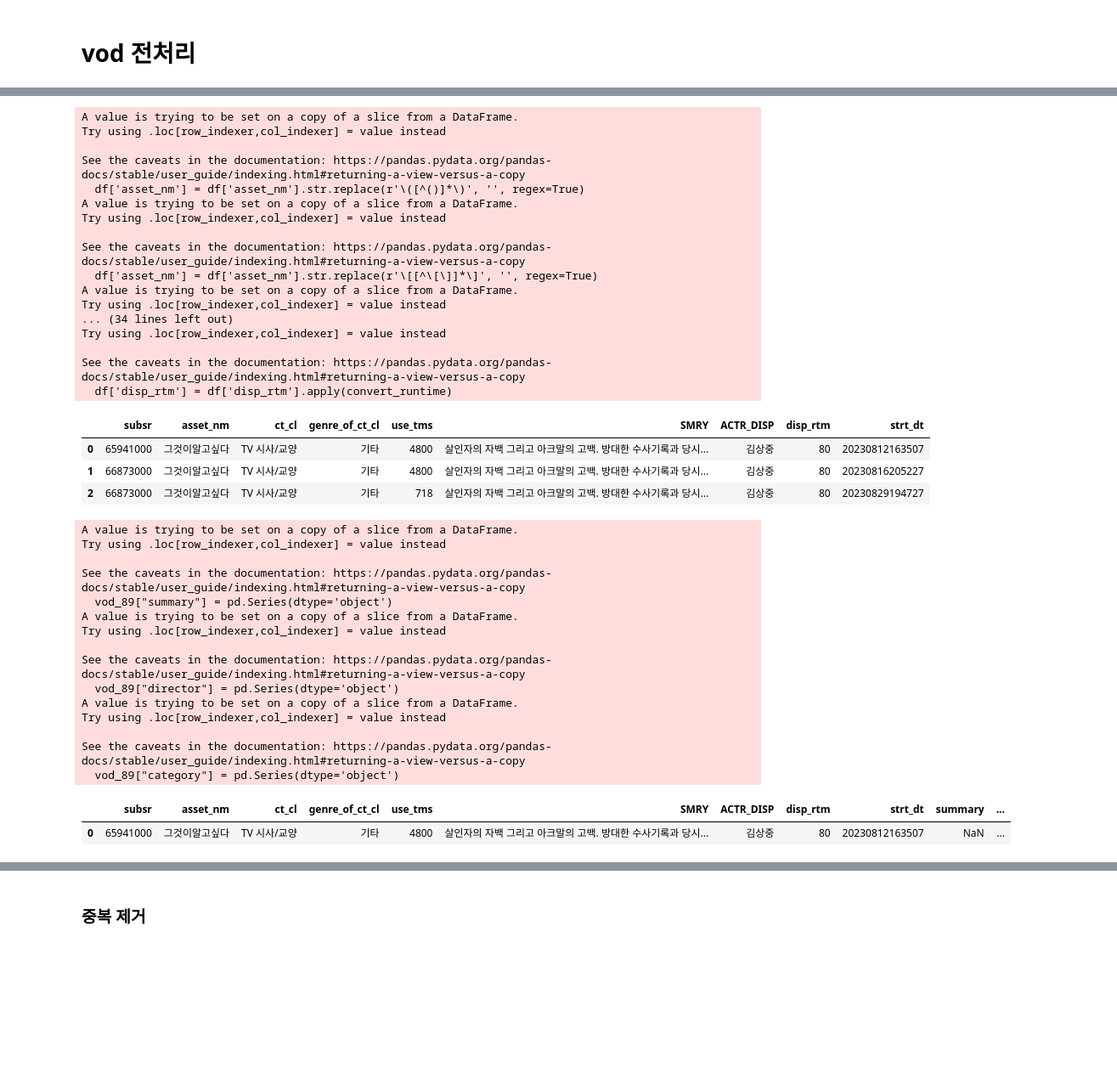
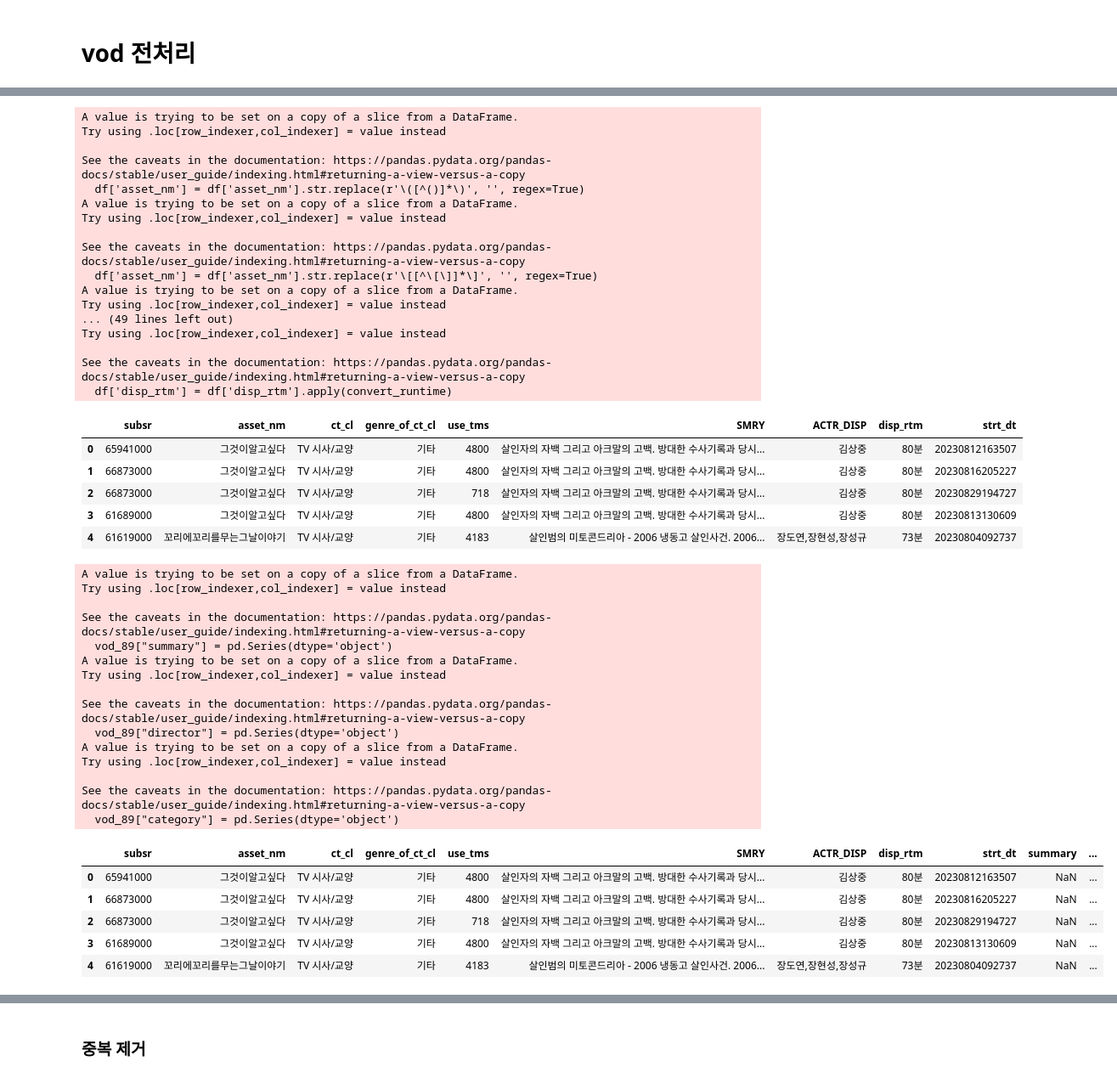
Before and after one commit to LGHV-team1/final-project, a Jupyter notebook: 전처리/vod, content 통합 전처리(크롤링).ipynb, the cells around one changed output, grey strips where cells are left out. Shown at 85% size. Saved outputs shown, nothing was run; the diff lists cells and outputs as text; code cells hidden in the pictures; blank space fills up the shorter version.

```diff
--- a/전처리/vod, content 통합 전처리(크롤링).ipynb
+++ b/전처리/vod, content 통합 전처리(크롤링).ipynb
@@ -205,11 +240,14 @@ def preprocessing_vod(df):
   df['asset_nm'] = df['asset_nm'].str.replace('-', ' ')
   df['asset_nm'] = df['asset_nm'].str.rstrip('.')
 
-  # 회, 회. 제거
+  # 회, 회., 화, 실사판, 무삭제 제거
+  df['asset_nm'] = df['asset_nm'].str.replace(r'실사판', '', regex = True)
+  df['asset_nm'] = df['asset_nm'].str.replace(r'무삭제', '', regex = True)
   df['asset_nm'] = df['asset_nm'].str.replace(r'\d+회$', '', regex=True)
   df['asset_nm'] = df['asset_nm'].str.replace(r'\d+회\.', '', regex=True)
   df['asset_nm'] = df['asset_nm'].str.replace(r'\d+화$', '', regex = True)
   df['asset_nm'] = df['asset_nm'].str.strip()
+  df['asset_nm'] = df['asset_nm'].str.rstrip('.')
 
   # disp_rtm 문자열을 분 단위로 변경
   def convert_runtime(runtime_str):
@@ -220,6 +258,7 @@ def preprocessing_vod(df):
     hours = int(runtime_str.split(':')[0])
     minutes = int(runtime_str.split(':')[1])
     total_minutes = hours * 60 + minutes
+    total_minutes = str(total_minutes) + '분'
     return total_minutes
 
   df['disp_rtm'] = df['disp_rtm'].apply(convert_runtime)
@@ -227,7 +266,7 @@ def preprocessing_vod(df):
   return df
 # %%
 vod_89 = preprocessing_vod(vod89)
-vod_89.head(3)
+vod_89.head()
 # %% [output]
 A value is trying to be set on a copy of a slice from a DataFrame.
 Try using .loc[row_indexer,col_indexer] = value instead
@@ -241,43 +280,49 @@ See the caveats in the documentation: https://pandas.pydata.org/pandas-docs/stab
   df['asset_nm'] = df['asset_nm'].str.replace(r'\[[^\[\]]*\]', '', regex=True)
 A value is trying to be set on a copy of a slice from a DataFrame.
 Try using .loc[row_indexer,col_indexer] = value instead
-... (34 lines left out)
+... (49 lines left out)
 Try using .loc[row_indexer,col_indexer] = value instead
 
 See the caveats in the documentation: https://pandas.pydata.org/pandas-docs/stable/user_guide/indexing.html#returning-a-view-versus-a-copy
   df['disp_rtm'] = df['disp_rtm'].apply(convert_runtime)
 |  | subsr | asset_nm | ct_cl | genre_of_ct_cl | use_tms | SMRY | ACTR_DISP | disp_rtm | strt_dt |
-| 0 | 65941000 | 그것이알고싶다 | TV 시사/교양 | 기타 | 4800 | 살인자의 자백 그리고 아크말의 고백. 방대한 수사기록과 당시... | 김상중 | 80 | 20230812163507 |
-| 1 | 66873000 | 그것이알고싶다 | TV 시사/교양 | 기타 | 4800 | 살인자의 자백 그리고 아크말의 고백. 방대한 수사기록과 당시... | 김상중 | 80 | 20230816205227 |
-| 2 | 66873000 | 그것이알고싶다 | TV 시사/교양 | 기타 | 718 | 살인자의 자백 그리고 아크말의 고백. 방대한 수사기록과 당시... | 김상중 | 80 | 20230829194727 |
+| 0 | 65941000 | 그것이알고싶다 | TV 시사/교양 | 기타 | 4800 | 살인자의 자백 그리고 아크말의 고백. 방대한 수사기록과 당시... | 김상중 | 80분 | 20230812163507 |
+| 1 | 66873000 | 그것이알고싶다 | TV 시사/교양 | 기타 | 4800 | 살인자의 자백 그리고 아크말의 고백. 방대한 수사기록과 당시... | 김상중 | 80분 | 20230816205227 |
+| 2 | 66873000 | 그것이알고싶다 | TV 시사/교양 | 기타 | 718 | 살인자의 자백 그리고 아크말의 고백. 방대한 수사기록과 당시... | 김상중 | 80분 | 20230829194727 |
+| 3 | 61689000 | 그것이알고싶다 | TV 시사/교양 | 기타 | 4800 | 살인자의 자백 그리고 아크말의 고백. 방대한 수사기록과 당시... | 김상중 | 80분 | 20230813130609 |
+| 4 | 61619000 | 꼬리에꼬리를무는그날이야기 | TV 시사/교양 | 기타 | 4183 | 살인범의 미토콘드리아 - 2006 냉동고 살인사건. 2006... | 장도연,장현성,장성규 | 73분 | 20230804092737 |
 # %%
 new_column_name  = 'summary'
 vod_89["summary"] = pd.Series(dtype='object')
 
 new_column_name  = 'director'
 vod_89["director"] = pd.Series(dtype='object')
 
 new_column_name  = 'category'
 vod_89["category"] = pd.Series(dtype='object')
-vod_89.head(1)
+vod_89.head()
 # %% [output]
 A value is trying to be set on a copy of a slice from a DataFrame.
 Try using .loc[row_indexer,col_indexer] = value instead
 
 See the caveats in the documentation: https://pandas.pydata.org/pandas-docs/stable/user_guide/indexing.html#returning-a-view-versus-a-copy
   vod_89["summary"] = pd.Series(dtype='object')
 A value is trying to be set on a copy of a slice from a DataFrame.
 Try using .loc[row_indexer,col_indexer] = value instead
 
 See the caveats in the documentation: https://pandas.pydata.org/pandas-docs/stable/user_guide/indexing.html#returning-a-view-versus-a-copy
   vod_89["director"] = pd.Series(dtype='object')
 A value is trying to be set on a copy of a slice from a DataFrame.
 Try using .loc[row_indexer,col_indexer] = value instead
 
 See the caveats in the documentation: https://pandas.pydata.org/pandas-docs/stable/user_guide/indexing.html#returning-a-view-versus-a-copy
   vod_89["category"] = pd.Series(dtype='object')
 |  | subsr | asset_nm | ct_cl | genre_of_ct_cl | use_tms | SMRY | ACTR_DISP | disp_rtm | strt_dt | summary | ... |
-| 0 | 65941000 | 그것이알고싶다 | TV 시사/교양 | 기타 | 4800 | 살인자의 자백 그리고 아크말의 고백. 방대한 수사기록과 당시... | 김상중 | 80 | 20230812163507 | NaN | ... |
+| 0 | 65941000 | 그것이알고싶다 | TV 시사/교양 | 기타 | 4800 | 살인자의 자백 그리고 아크말의 고백. 방대한 수사기록과 당시... | 김상중 | 80분 | 20230812163507 | NaN | ... |
+| 1 | 66873000 | 그것이알고싶다 | TV 시사/교양 | 기타 | 4800 | 살인자의 자백 그리고 아크말의 고백. 방대한 수사기록과 당시... | 김상중 | 80분 | 20230816205227 | NaN | ... |
+| 2 | 66873000 | 그것이알고싶다 | TV 시사/교양 | 기타 | 718 | 살인자의 자백 그리고 아크말의 고백. 방대한 수사기록과 당시... | 김상중 | 80분 | 20230829194727 | NaN | ... |
+| 3 | 61689000 | 그것이알고싶다 | TV 시사/교양 | 기타 | 4800 | 살인자의 자백 그리고 아크말의 고백. 방대한 수사기록과 당시... | 김상중 | 80분 | 20230813130609 | NaN | ... |
+| 4 | 61619000 | 꼬리에꼬리를무는그날이야기 | TV 시사/교양 | 기타 | 4183 | 살인범의 미토콘드리아 - 2006 냉동고 살인사건. 2006... | 장도연,장현성,장성규 | 73분 | 20230804092737 | NaN | ... |
 # %%
 # 순서 변경
 new_order = ["asset_nm", "summary", "ACTR_DISP", "director", "ct_cl", "genre_of_ct_cl", "category", "disp_rtm","SMRY"]
```
Also changed, not shown: parts of 17 cells of this notebook.
